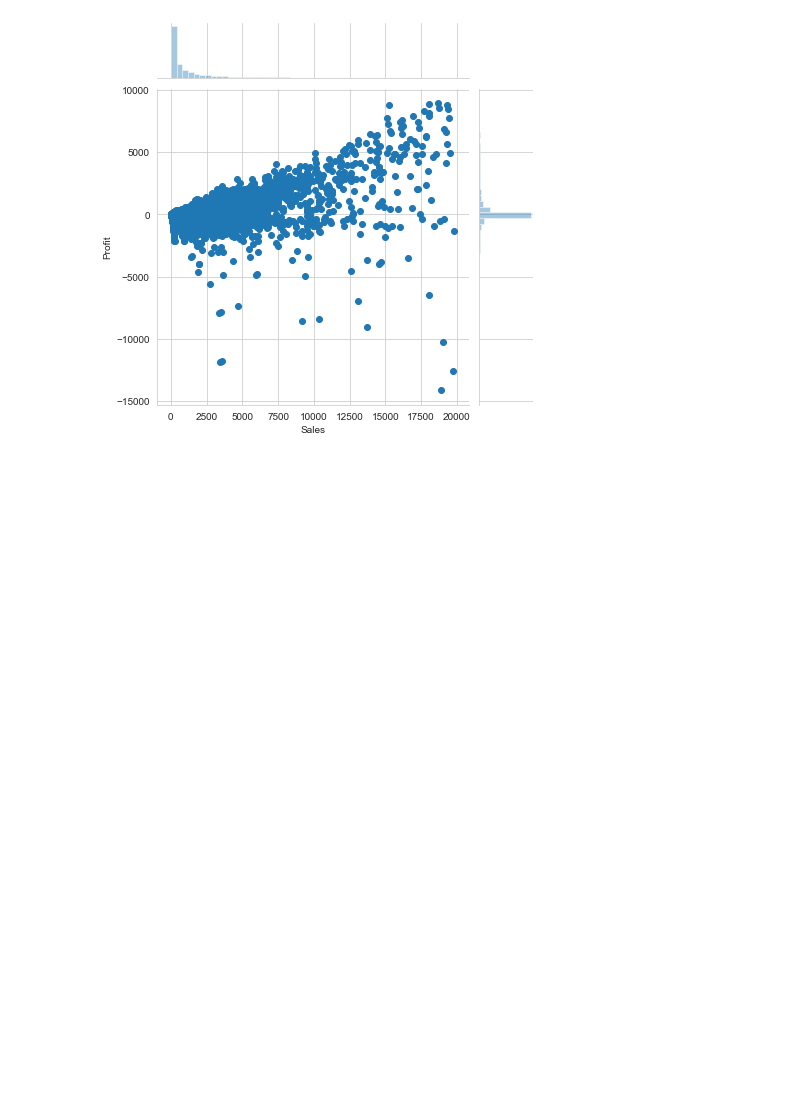
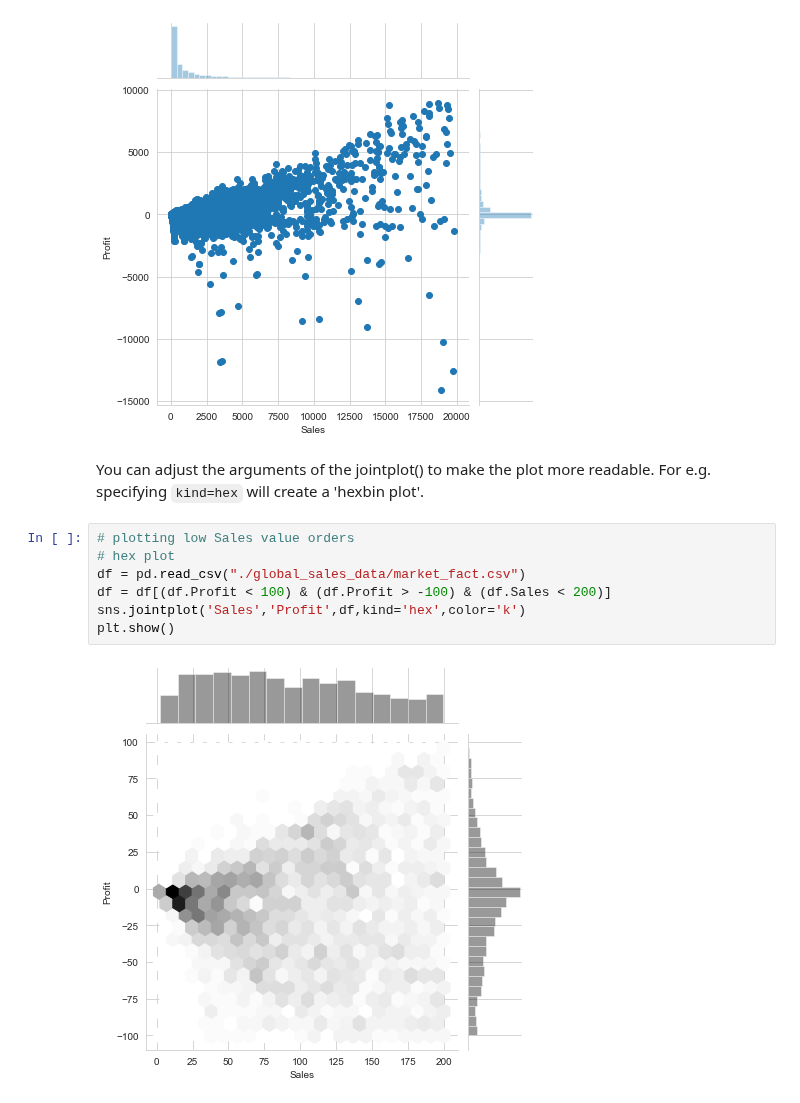
Before and after one commit to R-aryan/Machine_Learning_Crash_Course, a Jupyter notebook: Data Visualization/Seaborn_Introduction.ipynb, the cells around one changed output. Saved outputs shown, nothing was run; the diff lists cells and outputs as text; blank space fills up the shorter version.

````diff
--- a/Data Visualization/Seaborn_Introduction.ipynb
+++ b/Data Visualization/Seaborn_Introduction.ipynb
@@ -130,3 +130,14 @@ sns.jointplot('Sales', 'Profit', df)
 plt.show()
 # %% [output]
 [figure]
+# %% [markdown]
+You can adjust the arguments of the jointplot() to make the plot more readable. For e.g. specifying ```kind=hex``` will create a 'hexbin plot'.
+# %%
+# plotting low Sales value orders
+# hex plot
+df = pd.read_csv("./global_sales_data/market_fact.csv")
+df = df[(df.Profit < 100) & (df.Profit > -100) & (df.Sales < 200)]
+sns.jointplot('Sales','Profit',df,kind='hex',color='k')
+plt.show()
+# %% [output]
+[figure, added]
````
Also changed, not shown: parts of 1 cell of this notebook.
